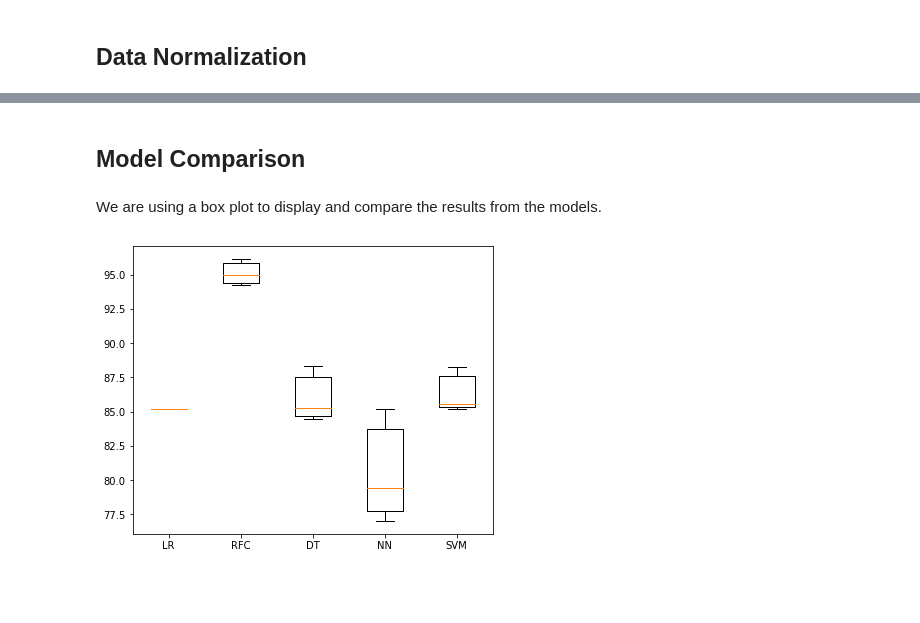
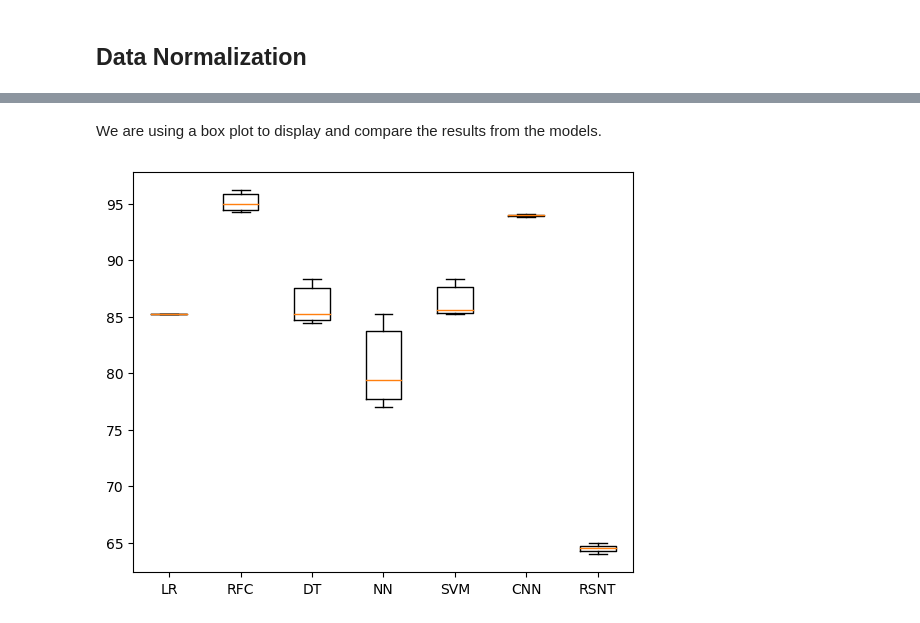
Before and after one commit to pedromonteiro01/deep_learning_garbage_classification, a Jupyter notebook: code/main.ipynb, the cells around one changed output, grey strips where cells are left out. Saved outputs shown, nothing was run; the diff lists cells and outputs as text; code cells hidden in the pictures; blank space fills up the shorter version.

```diff
--- a/code/main.ipynb
+++ b/code/main.ipynb
@@ -521,25 +469,25 @@ weighted avg       0.86      0.86      0.86       521
-# %% [markdown]
-## Model Comparison
 # %% [markdown]
 We are using a box plot to display and compare the results from the models.
 # %%
 LR = [85.22, 85.22, 85.22]
 RFC = [95.01, 94.24, 96.16, 94.99, 94.25, 96.16]
 DT = [88.29, 85.22, 84.45, 88.35, 85.31, 84.55]
 NN = [85.22, 79.46, 77.16, 85.20, 79.39, 77.04]
 SVM = [85.60, 88.30, 85.22, 85.59, 88.27, 85.22]
+CNN = [94.04, 94.02, 93.85, 93.88]
+RSNT = [65, 64]
 
-data = [LR, RFC, DT, NN, SVM]
+data = [LR, RFC, DT, NN, SVM, CNN, RSNT]
 
 fig = plt.figure(figsize =(5, 4))
 
 # Creating axes instance
 ax = fig.add_axes([0, 0, 1, 1])
 
 # Creating plot
-bp = ax.boxplot(data, labels=["LR", "RFC", "DT", "NN", "SVM"])
+bp = ax.boxplot(data, labels=["LR", "RFC", "DT", "NN", "SVM", "CNN", "RSNT"])
 
 # show plot
 plt.show()
 # %% [output]
-[figure, old version]
+[figure, new version]
```
Also changed, not shown: parts of 31 cells of this notebook, 1 other file.
